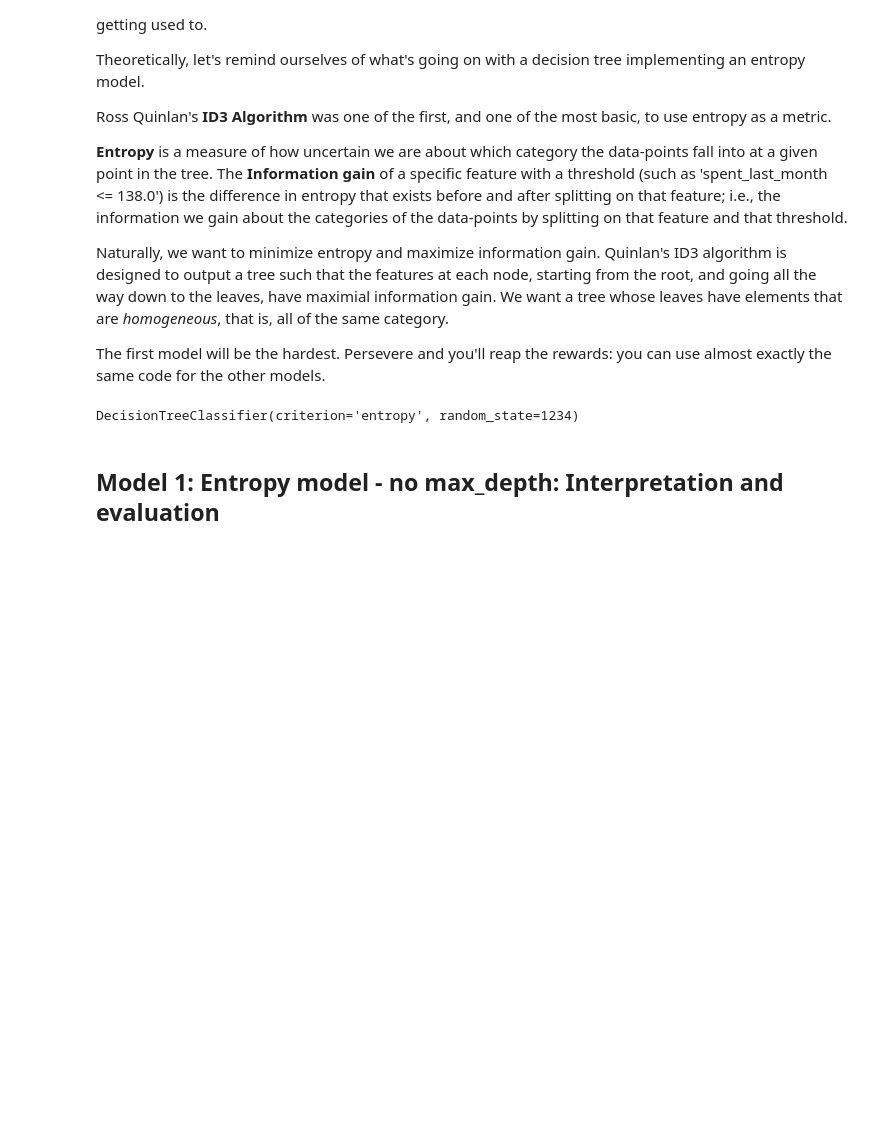
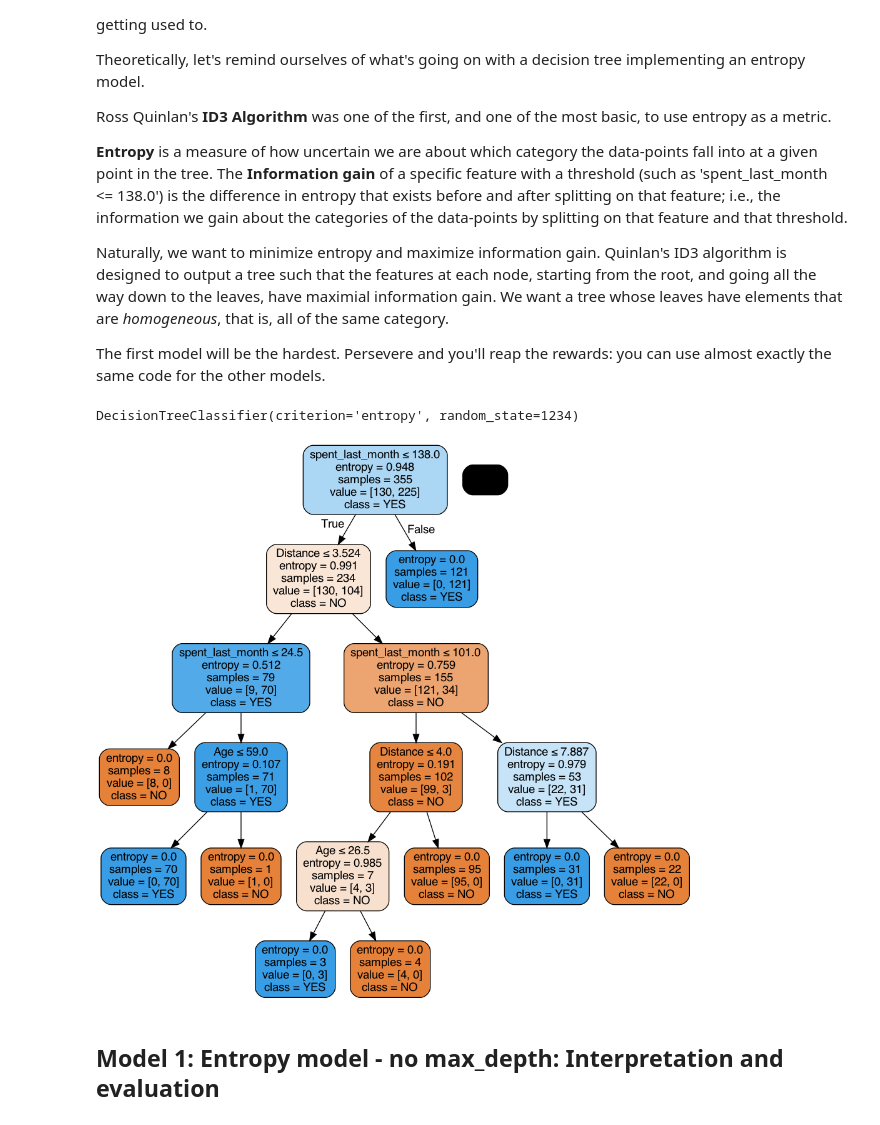
Before and after one commit to thaisangcr7/Case_Study_RR_Diner_Coffee, a Jupyter notebook: Springboard Decision Tree Specialty Coffee Case Study - Tier 1.ipynb, the cells around one changed output. Saved outputs shown, nothing was run; the diff lists cells and outputs as text; code cells hidden in the pictures; blank space fills up the shorter version.

```diff
--- a/Springboard Decision Tree Specialty Coffee Case Study - Tier 1.ipynb
+++ b/Springboard Decision Tree Specialty Coffee Case Study - Tier 1.ipynb
@@ -463,15 +463,17 @@ DecisionTreeClassifier(criterion='entropy', random_state=1234)
 # %%
 # Now we want to visualize the tree
 dot_data = StringIO()
 
 # We can do so with export_graphviz
-tree._ _ _(entr_model, out_file=dot_data,
+tree.export_graphviz(entr_model, out_file=dot_data,
                 filled=True, rounded=True,
                 special_characters=True, feature_names=X_train.columns,class_names = ["NO", "YES"])
 
 # Alternatively for class_names use entr_model.classes_
 graph = pydotplus.graph_from_dot_data(dot_data.getvalue())
 Image(graph.create_png())
+# %% [output]
+[figure, added]
 # %% [markdown]
 ## Model 1: Entropy model - no max_depth: Interpretation and evaluation
 # %%
```
Also changed, not shown: parts of 8 cells of this notebook.
